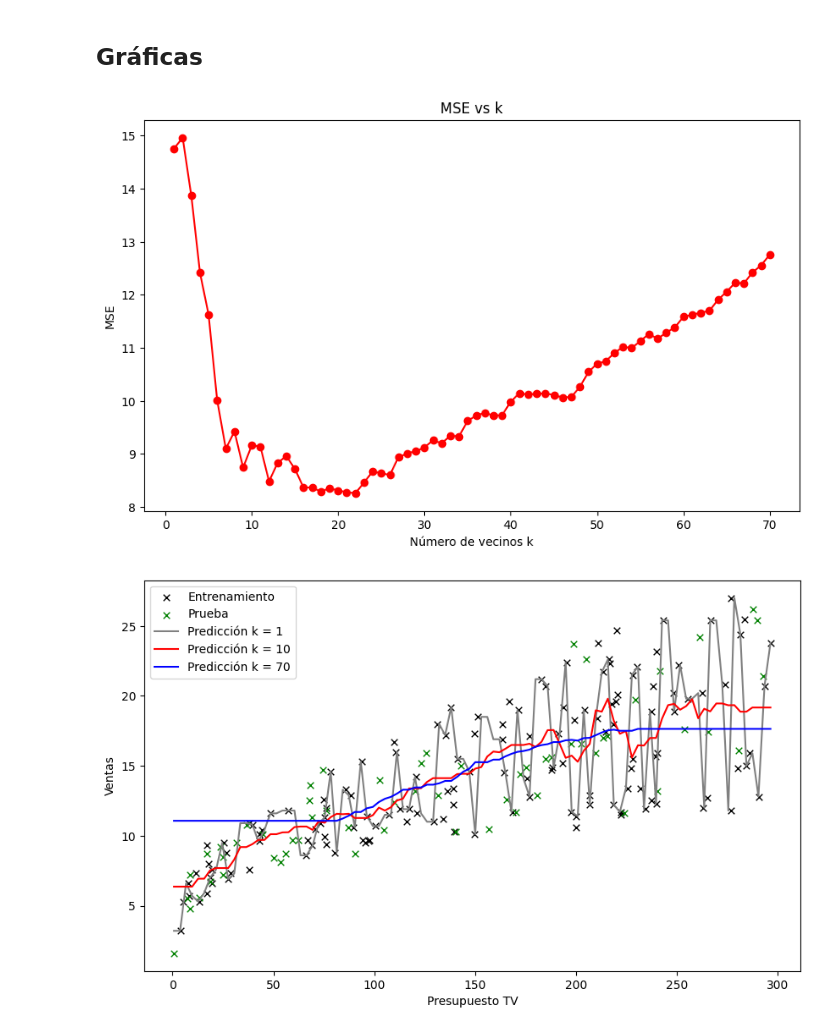
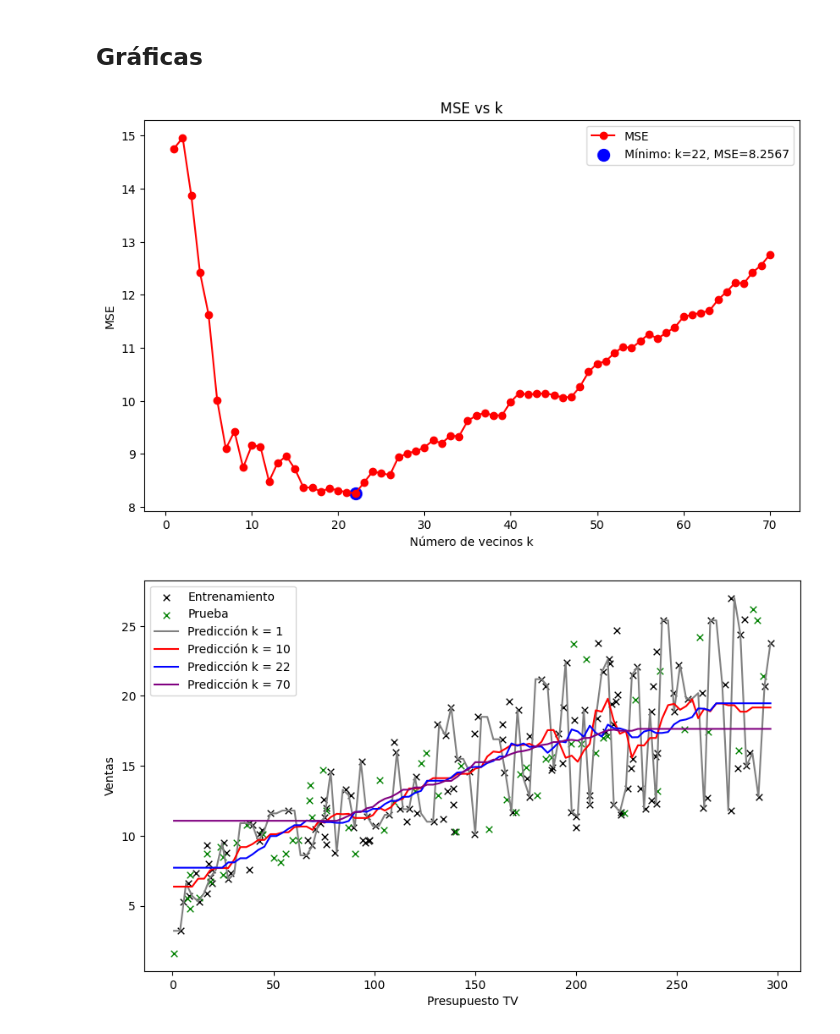
Before and after one commit to jcar2905/Curso_Ciencia_De_Datos, a Jupyter notebook: Unidad _uno/Actividad_dos.ipynb, the cells around one changed output. Saved outputs shown, nothing was run; the diff lists cells and outputs as text; code cells hidden in the pictures.

```diff
--- a/Unidad _uno/Actividad_dos.ipynb
+++ b/Unidad _uno/Actividad_dos.ipynb
@@ -113,7 +113,7 @@ k_list = range(1, 71)
 
 # Guardamos las variables independiente y dependiente
 X = datos[['TV']].values # Extraemos los valores de la calumna 'Tv' del nuevo DataFrame
-y = datos[['Sales']].values # Extraemos los valores de la calumna 'Sales' del nuevo DataFrame
+y = datos['Sales'].values # Extraemos los valores de la calumna 'Sales' del nuevo DataFrame
 
 # Dividimos los datos con 30% datos para el test y 70% para la prueba, random_state fija la semilla para reproducirlo de nuevo
 X_train, X_test, y_train, y_test = train_test_split(X, y, test_size = 0.3, random_state = 0)
@@ -132,40 +132,47 @@ for k in k_list:
 # %%
 # Se grafica MSE vs cada k
 plt.figure(figsize=(10,6))
-plt.plot(k_list, mse_list, marker = "o", color = "red")
+mse_min = min(mse_list)
+k_min = k_list[np.argmin(mse_list)]
+
+plt.plot(k_list, mse_list, marker="o", color="red", label="MSE")
+
+plt.scatter(k_min, mse_min, color="blue", s=100,
+            label=f"Mínimo: k={k_min}, MSE={mse_min:.4f}")
 plt.xlabel("Número de vecinos k")
 plt.ylabel("MSE")
 plt.title("MSE vs k")
+plt.legend()
 plt.show()
 # %% [output]
-[figure, old version]
+[figure, new version]
 # %%
 X_range = np.linspace (X.min(), X.max(), 100).reshape(-1,1) # Rango continuo de X
 
 # Lista de valores k del ejercicio
-k_values = [1, 10, 70]
+k_values = [1, 10, 22, 70]
 
 #diccionario para guardar predicciones
 predictions = {}
 
 # Modelo para k = 1, 10, 70 y ajuste
 for k in k_values:
     knn = KNeighborsRegressor(n_neighbors = k)
     knn.fit(X_train, y_train)
     predictions[k] = knn.predict(X_range) # k es la calve del diccionario y la predicción es el valor
 
-colors = ["gray", "red", "blue"]
+colors = ["gray", "red", "blue", "purple"]
 
 plt.figure(figsize=(10,6))
 plt.scatter(X_train, y_train, color = "black", label = "Entrenamiento", marker = "x", s = 30, linewidths = 1)
 plt.scatter(X_test, y_test, color = "green", label = "Prueba", marker = "x", s = 30, linewidths = 1)
 
 for k, color in zip(k_values, colors):
     plt.plot(X_range, predictions[k], color = color, label = f"Predicción k = {k}")
 
 plt.xlabel("Presupuesto TV")
 plt.ylabel("Ventas")
 plt.legend()
 plt.show()
 # %% [output]
-[figure, old version]
+[figure, new version]
```
Also changed, not shown: 2 other files.
